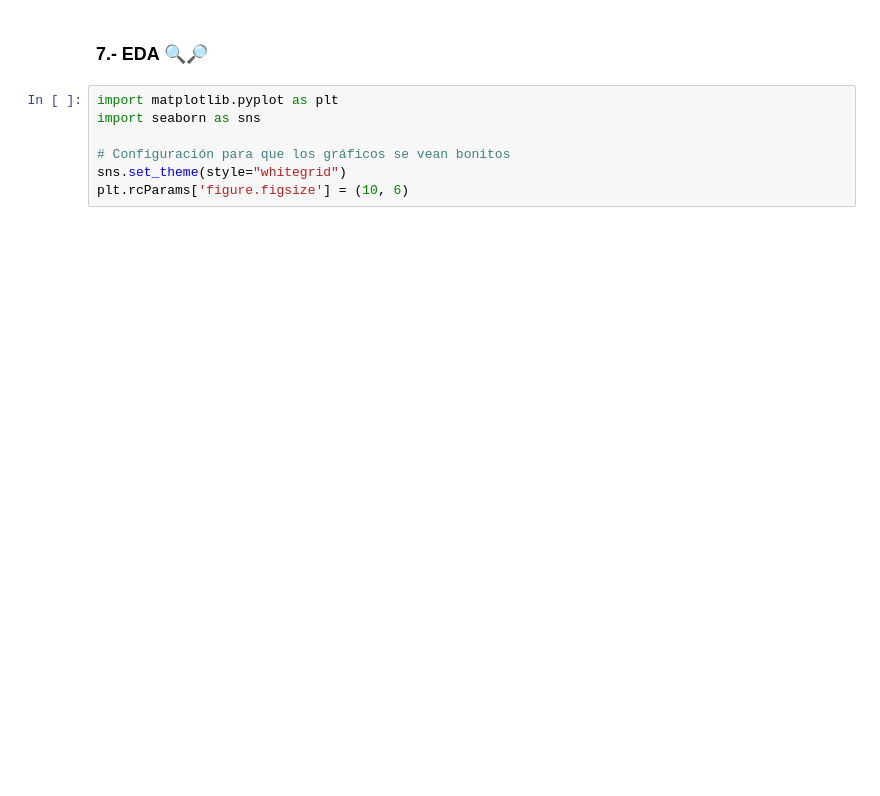
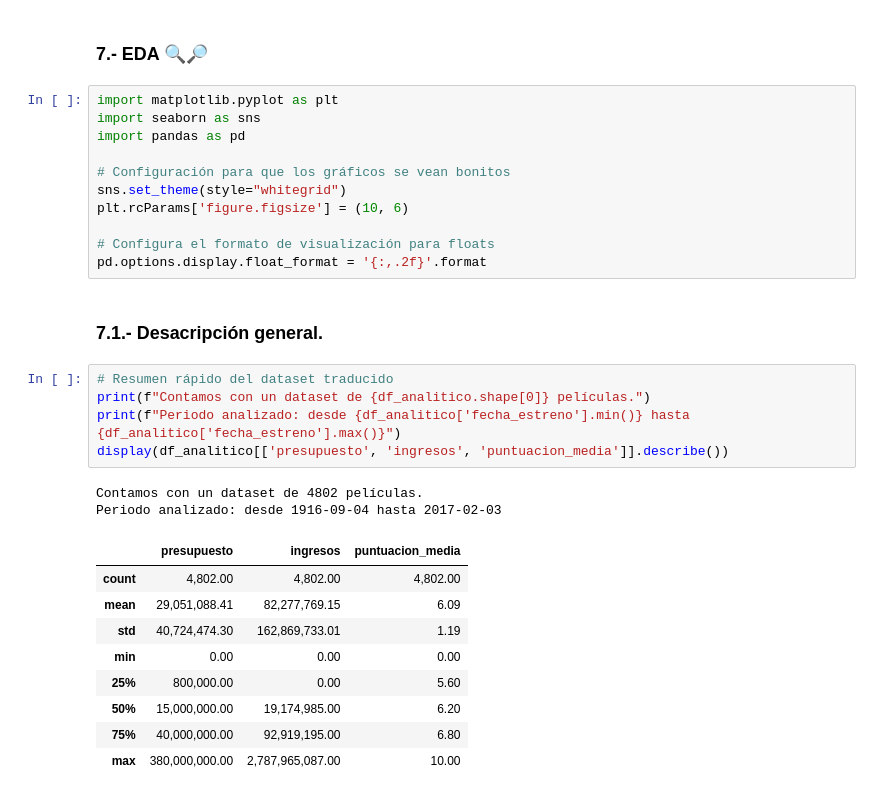
Before and after one commit to CesaReveron/An-lisis-de-Dataset-5000-Peliculas, a Jupyter notebook: analisis_previo.ipynb, the cells around one changed output. Drawn from its saved outputs; the diff is of its cells as text; blank space fills up the shorter version.

```diff
--- a/analisis_previo.ipynb
+++ b/analisis_previo.ipynb
@@ -345,7 +345,30 @@ Columnas traducidas correctamente:
 # %%
 import matplotlib.pyplot as plt
 import seaborn as sns
+import pandas as pd
 
 # Configuración para que los gráficos se vean bonitos
 sns.set_theme(style="whitegrid")
 plt.rcParams['figure.figsize'] = (10, 6)
+
+# Configura el formato de visualización para floats
+pd.options.display.float_format = '{:,.2f}'.format
+# %% [markdown]
+### 7.1.- Desacripción general.
+# %%
+# Resumen rápido del dataset traducido
+print(f"Contamos con un dataset de {df_analitico.shape[0]} películas.")
+print(f"Periodo analizado: desde {df_analitico['fecha_estreno'].min()} hasta {df_analitico['fecha_estreno'].max()}")
+display(df_analitico[['presupuesto', 'ingresos', 'puntuacion_media']].describe())
+# %% [output]
+Contamos con un dataset de 4802 películas.
+Periodo analizado: desde 1916-09-04 hasta 2017-02-03
+|  | presupuesto | ingresos | puntuacion_media |
+| count | 4,802.00 | 4,802.00 | 4,802.00 |
+| mean | 29,051,088.41 | 82,277,769.15 | 6.09 |
+| std | 40,724,474.30 | 162,869,733.01 | 1.19 |
+| min | 0.00 | 0.00 | 0.00 |
+| 25% | 800,000.00 | 0.00 | 5.60 |
+| 50% | 15,000,000.00 | 19,174,985.00 | 6.20 |
+| 75% | 40,000,000.00 | 92,919,195.00 | 6.80 |
+| max | 380,000,000.00 | 2,787,965,087.00 | 10.00 |
```
Also changed, not shown: parts of 4 cells of this notebook.
